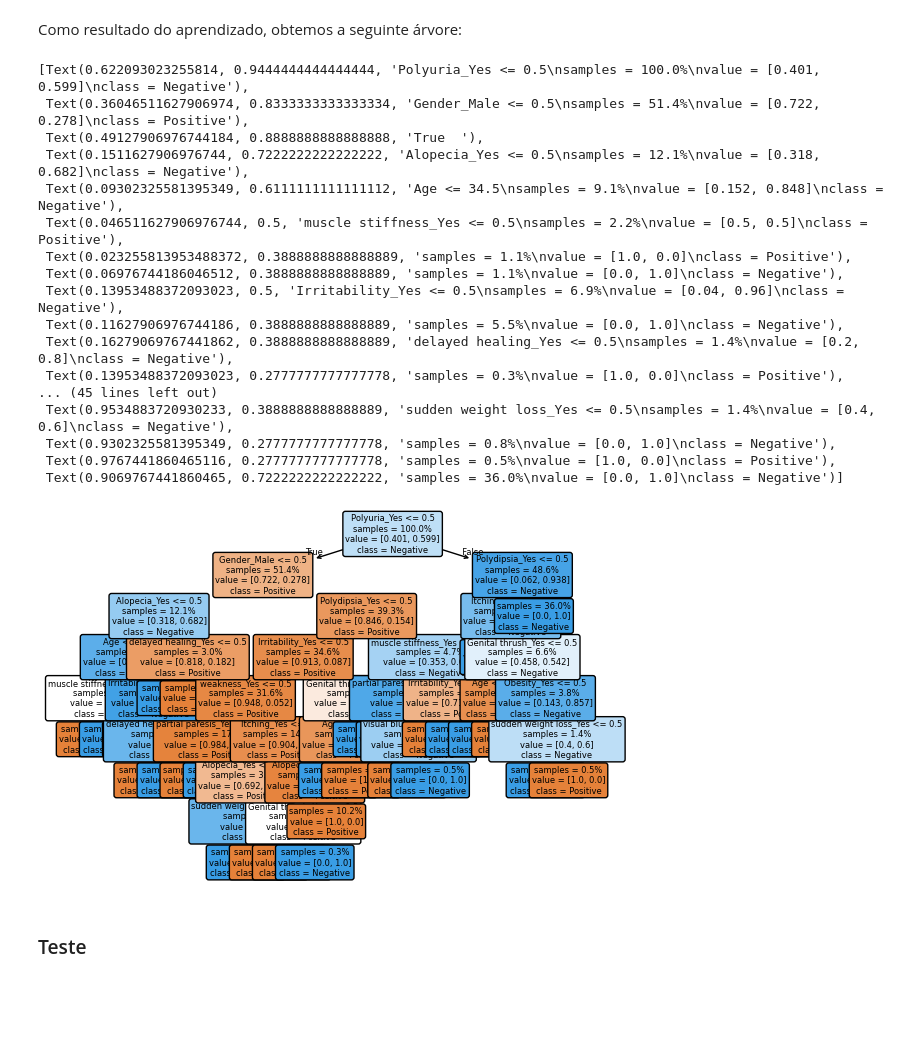
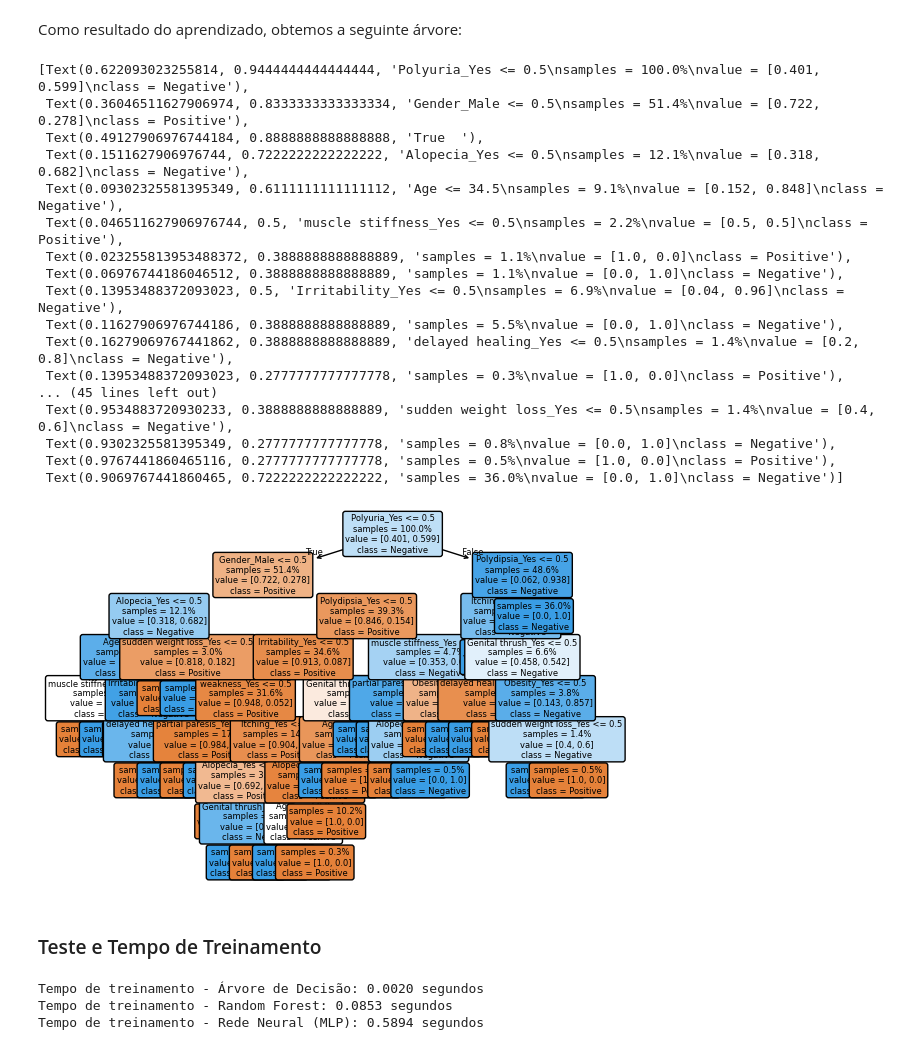
Before and after one commit to JojoBR07/Feevale-Jupyter-AI-V1, a Jupyter notebook: diabetes_process.ipynb, the cells around one changed output. Saved outputs shown, nothing was run; the diff lists cells and outputs as text; code cells hidden in the pictures; blank space fills up the shorter version.

```diff
--- a/diabetes_process.ipynb
+++ b/diabetes_process.ipynb
@@ -51,28 +63,28 @@ joblib.dump(clf_mlp, 'Model/modelo_mlp.pkl')
 Como resultado do aprendizado, obtemos a seguinte árvore:
 # %%
 from sklearn import tree
-tree.plot_tree(clf,rounded=True,feature_names=x.columns,fontsize=6,class_names=['Positive','Negative'],proportion=True, impurity=False, filled=True, label='all')
+tree.plot_tree(clf_tree,rounded=True,feature_names=x.columns,fontsize=6,class_names=['Positive','Negative'],proportion=True, impurity=False, filled=True, label='all')
 # %% [output]
 [Text(0.622093023255814, 0.9444444444444444, 'Polyuria_Yes <= 0.5\nsamples = 100.0%\nvalue = [0.401, 0.599]\nclass = Negative'),
  Text(0.36046511627906974, 0.8333333333333334, 'Gender_Male <= 0.5\nsamples = 51.4%\nvalue = [0.722, 0.278]\nclass = Positive'),
  Text(0.49127906976744184, 0.8888888888888888, 'True  '),
  Text(0.1511627906976744, 0.7222222222222222, 'Alopecia_Yes <= 0.5\nsamples = 12.1%\nvalue = [0.318, 0.682]\nclass = Negative'),
  Text(0.09302325581395349, 0.6111111111111112, 'Age <= 34.5\nsamples = 9.1%\nvalue = [0.152, 0.848]\nclass = Negative'),
  Text(0.046511627906976744, 0.5, 'muscle stiffness_Yes <= 0.5\nsamples = 2.2%\nvalue = [0.5, 0.5]\nclass = Positive'),
  Text(0.023255813953488372, 0.3888888888888889, 'samples = 1.1%\nvalue = [1.0, 0.0]\nclass = Positive'),
  Text(0.06976744186046512, 0.3888888888888889, 'samples = 1.1%\nvalue = [0.0, 1.0]\nclass = Negative'),
  Text(0.13953488372093023, 0.5, 'Irritability_Yes <= 0.5\nsamples = 6.9%\nvalue = [0.04, 0.96]\nclass = Negative'),
  Text(0.11627906976744186, 0.3888888888888889, 'samples = 5.5%\nvalue = [0.0, 1.0]\nclass = Negative'),
  Text(0.16279069767441862, 0.3888888888888889, 'delayed healing_Yes <= 0.5\nsamples = 1.4%\nvalue = [0.2, 0.8]\nclass = Negative'),
  Text(0.13953488372093023, 0.2777777777777778, 'samples = 0.3%\nvalue = [1.0, 0.0]\nclass = Positive'),
 ... (45 lines left out)
  Text(0.9534883720930233, 0.3888888888888889, 'sudden weight loss_Yes <= 0.5\nsamples = 1.4%\nvalue = [0.4, 0.6]\nclass = Negative'),
  Text(0.9302325581395349, 0.2777777777777778, 'samples = 0.8%\nvalue = [0.0, 1.0]\nclass = Negative'),
  Text(0.9767441860465116, 0.2777777777777778, 'samples = 0.5%\nvalue = [1.0, 0.0]\nclass = Positive'),
  Text(0.9069767441860465, 0.7222222222222222, 'samples = 36.0%\nvalue = [0.0, 1.0]\nclass = Negative')]
-[figure, old version]
+[figure, new version]
 # %% [markdown]
-### Teste
+### Teste e Tempo de Treinamento
 # %%
 # Faz a predição dos valores para teste
 y_pred_tree = clf_tree.predict(x_test)
@@ -83,3 +95,11 @@ y_pred_mlp = clf_mlp.predict(x_test)
 pd.DataFrame(y_pred_tree, columns=['Predicted_Tree']).to_csv('Files/predicted_y_tree.csv', index=False)
 pd.DataFrame(y_pred_rf, columns=['Predicted_RF']).to_csv('Files/predicted_y_rf.csv', index=False)
 pd.DataFrame(y_pred_mlp, columns=['Predicted_MLP']).to_csv('Files/predicted_y_mlp.csv', index=False)
+
+print(f"Tempo de treinamento - Árvore de Decisão: {end_time_tree - start_time_tree:.4f} segundos")
+print(f"Tempo de treinamento - Random Forest: {end_time_rf - start_time_rf:.4f} segundos")
+print(f"Tempo de treinamento - Rede Neural (MLP): {end_time_mlp - start_time_mlp:.4f} segundos")
+# %% [output]
+Tempo de treinamento - Árvore de Decisão: 0.0020 segundos
+Tempo de treinamento - Random Forest: 0.0853 segundos
+Tempo de treinamento - Rede Neural (MLP): 0.5894 segundos
```
Also changed, not shown: parts of 2 cells of this notebook, 5 other files.
